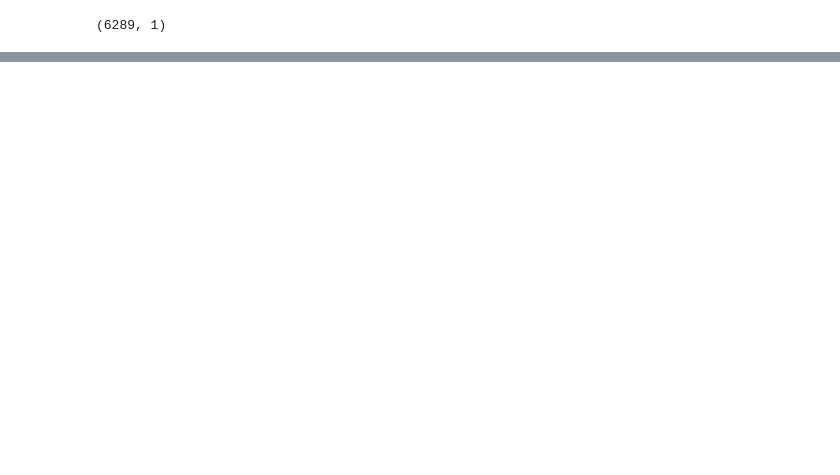
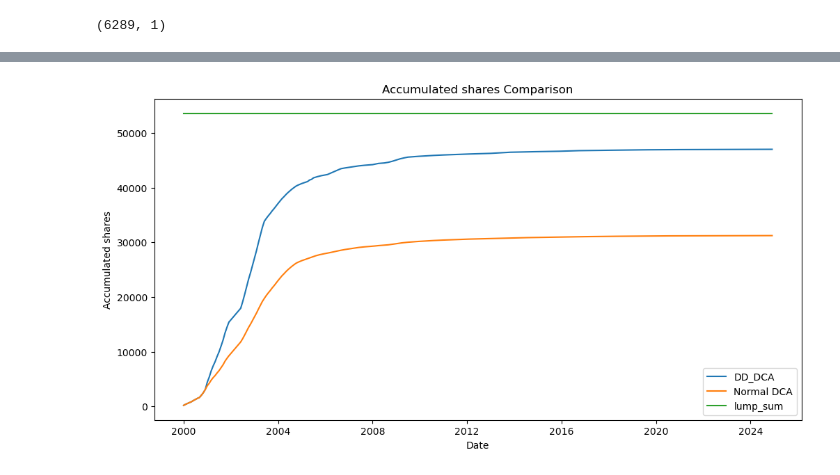
Before and after one commit to zahidp24/Python_project, a Jupyter notebook: Project_python.ipynb, the cells around one changed output, grey strips where cells are left out. Cells and saved outputs as stored; diff of their text form; code cells hidden in the pictures; blank space fills up the shorter version.

```diff
--- a/Project_python.ipynb
+++ b/Project_python.ipynb
@@ -64,0 +73,4 @@ plt.show()
+# %%
+plot_shares_total(result1, result2, result3, labels=["DD_DCA", "Normal DCA", "lump_sum"])
+# %% [output]
+[figure, added]
```
Also changed, not shown: parts of 9 cells of this notebook, 6 other files.
